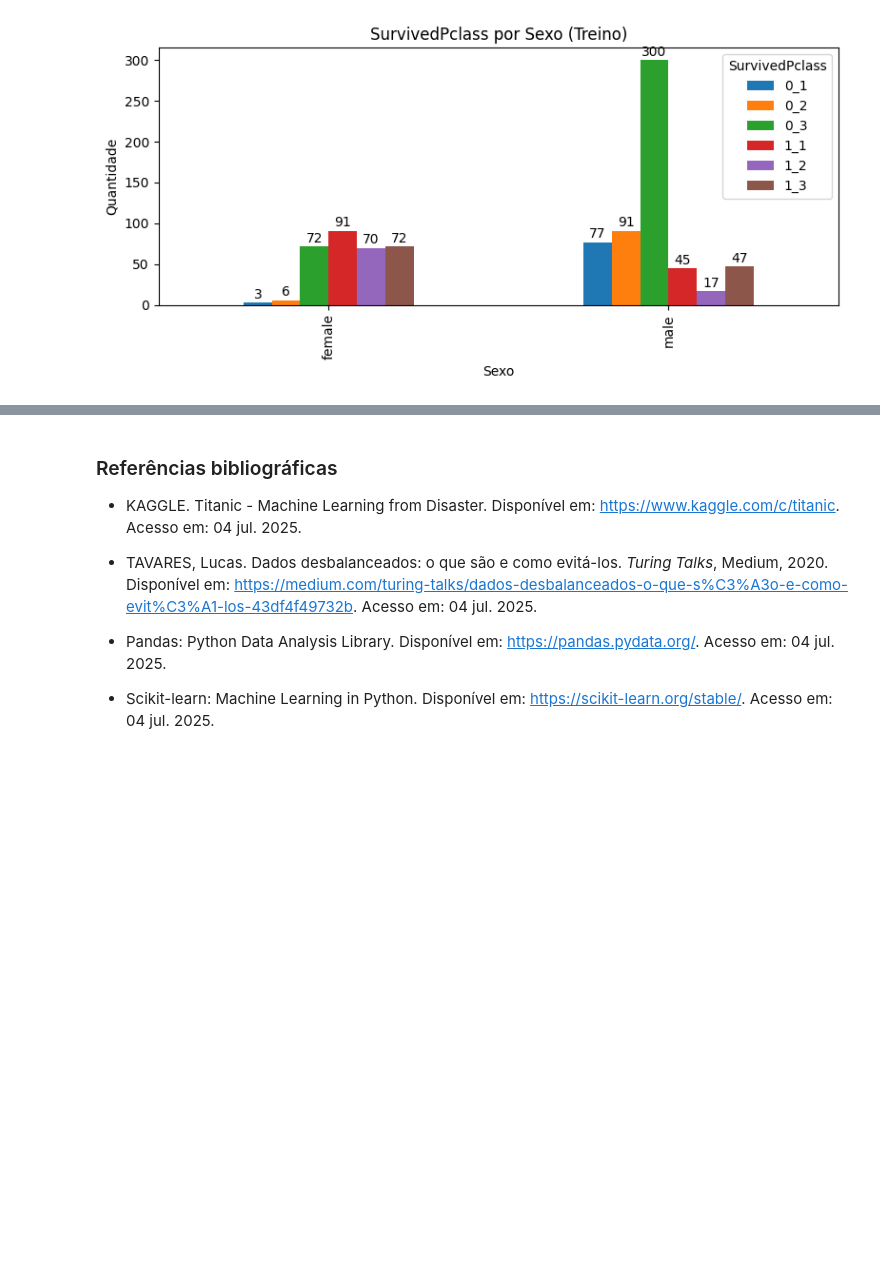
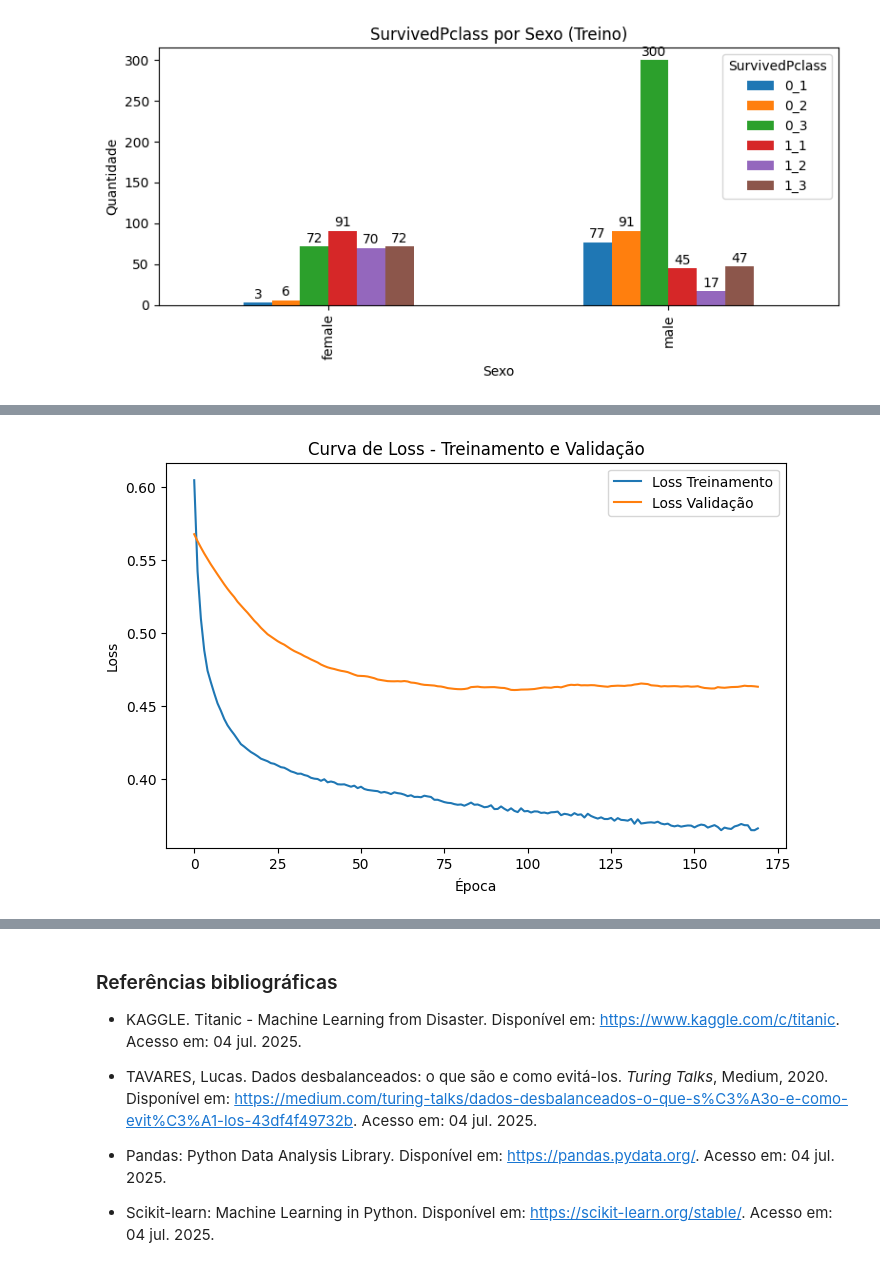
Before and after one commit to joaopedroalcn/JOAOPEDRODEALCANTARALIMA_Titanic, a Jupyter notebook: p3_titanic.ipynb, the cells around one changed output, grey strips where cells are left out. Saved outputs shown, nothing was run; the diff lists cells and outputs as text; code cells hidden in the pictures; blank space fills up the shorter version.

```diff
--- a/p3_titanic.ipynb
+++ b/p3_titanic.ipynb
@@ -125,18 +119,3 @@ plt.show()
 # %% [output]
 [figure]
 [figure]
-# %%
-# Codificar a variável 'Sex'
-train_df['Sex'] = train_df['Sex'].map({'male': 0, 'female': 1})
-test_df['Sex'] = test_df['Sex'].map({'male': 0, 'female': 1})
-
-# Criar a variável combinada 'SurvivedPclass'
-train_df['SurvivedPclass'] = train_df['Survived'].astype(str) + '_' + train_df['Pclass'].astype(str)
-
-# Oversampling para balancear as classes
-target = 'SurvivedPclass'
-max_count = train_df[target].value_counts().max()
-train_df_balanced = pd.concat([
-    group.sample(max_count, replace=True, random_state=42)
-    for _, group in train_df.groupby(target)
-])
@@ -252,0 +192,12 @@ plt.show()
+# %%
+# 3. Plotar curva de loss (treinamento e validação)
+plt.figure(figsize=(8,5))
+plt.plot(train_loss, label='Loss Treinamento')
+plt.plot(val_loss, label='Loss Validação')
+plt.xlabel('Época')
+plt.ylabel('Loss')
+plt.title('Curva de Loss - Treinamento e Validação')
+plt.legend()
+plt.show()
+# %% [output]
+[figure, added]
```
Also changed, not shown: parts of 21 cells of this notebook.
